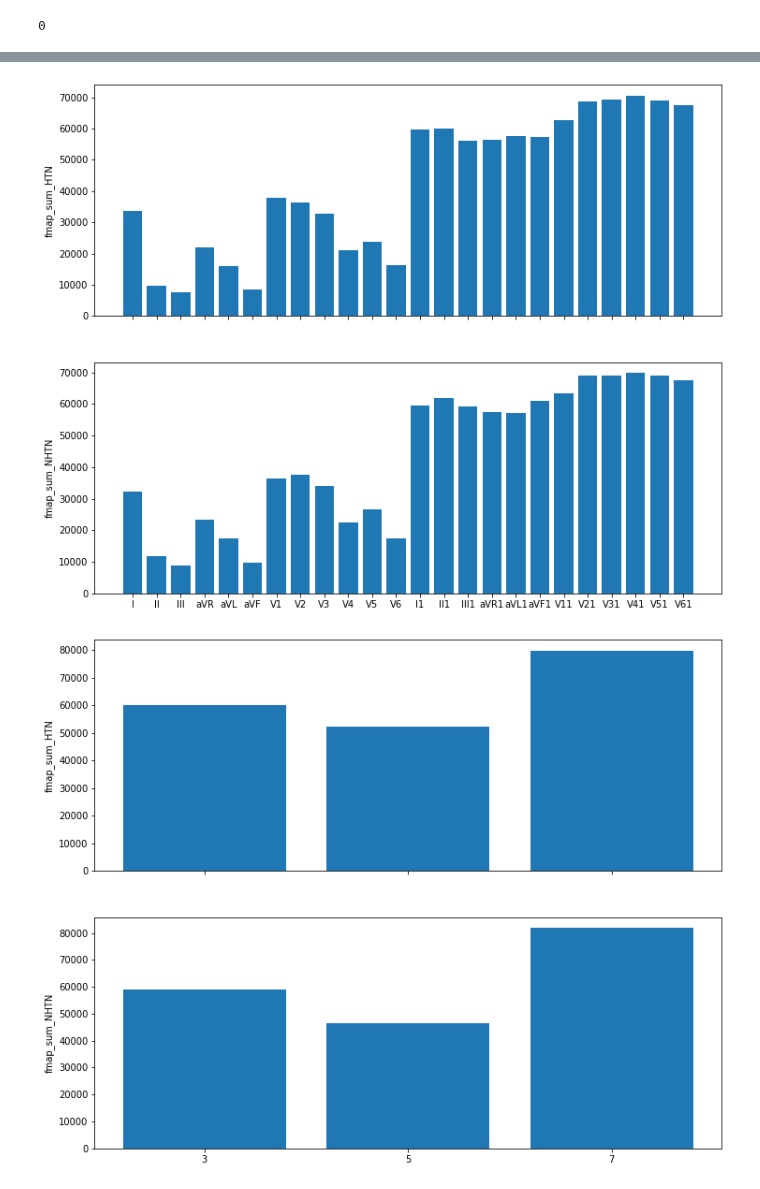
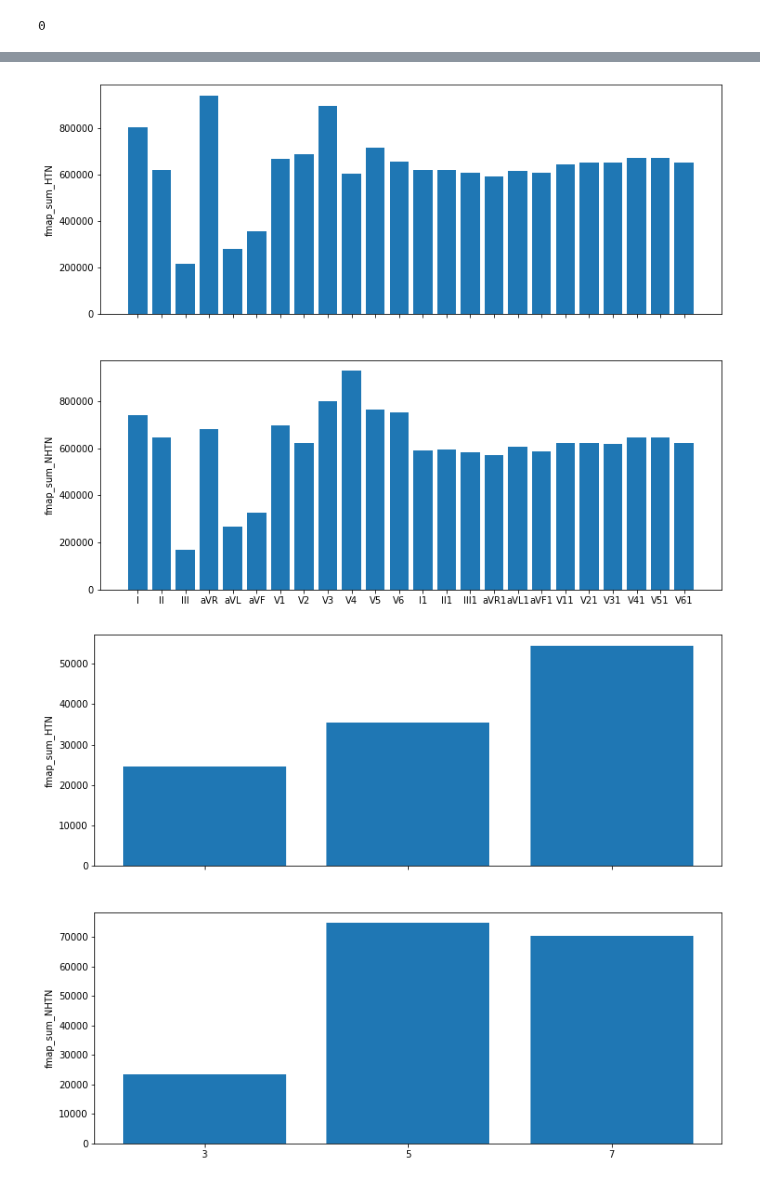
Before and after one commit to LiangBeam9810/Interpretable_HTN, a Jupyter notebook: CAMs.ipynb, the cells around one changed output, grey strips where cells are left out. Drawn from its saved outputs; the diff is of its cells as text; code cells hidden in the pictures.

```diff
--- a/CAMs.ipynb
+++ b/CAMs.ipynb
@@ -43,6 +43,6 @@ cuda:0
 DEVICE = 'cpu'
 # %%
 data = select_dataset.splite_dataset('/workspace/data/Preprocess_HTN/data/',True)
-test_list = data.__get_test_file_list__(True)
-valid_list,train_list,addition_train_list = data.__get_VT_file_list__(0.3,True)
+test_list = data.__get_test_file_list__(True,'外科')
+valid_list,train_list,addition_train_list = data.__get_VT_file_list__(0.3,True,'外科') # type: ignore
 # %% [output]
@@ -70,7 +70,7 @@ npys:{%d} 850
 # %%
-testmodel = (Net.MLBFNet(True,res = True,se = True,Dropout_rate = 0.25)).to(DEVICE)  # type: ignore
+testmodel = (Net.MLBFNet(True,res = True,se = True,Dropout_rate = 0.3)).to(DEVICE)  # type: ignore
 # testmodel = (Models.resnet18(12,64,2)).to(DEVICE)
-testmodel.load_state_dict(torch.load("./model/20221026_144830/parameter_best_test_0.pt"))
+testmodel.load_state_dict(torch.load("./model/20221103_073318/parameter_best_test_0.pt"))
 # %% [output]
 <All keys matched successfully>
 # %%
@@ -126,12 +135,13 @@ fmap_block.__len__()
 # %%
 branch_fmap_sum_HTN = np.zeros(27)
 branch_fmap_sum_NHTN = np.zeros(27)
-for itme in (range(850)):
+for itme in (range(845)):
     # testmodel.layer4.register_forward_hook(farward_hook)	#正向传播
     # testmodel.layer4.register_full_backward_hook(backward_hook)#反向传播
     fmap_block = list()
     grad_block = list()
     inputs,labels = test_Dataset.__getitem__(itme)
+    labels = torch.tensor(labels)
     labels = labels.unsqueeze(0) # 在首位添加1维作为batchsize
     inputs = inputs.unsqueeze(0) # 在首位添加1维作为batchsize
 
@@ -145,7 +155,7 @@ for itme in (range(850)):
     # loss = outputs[0,pred]      # 网络对应于pred的类别的输出即为loss
     # # loss = (testmodel.last_out)[0,pred]
     # loss.backward(retain_graph=True)  #retain_graph=True，目的为是为保留该过程中计算的梯度，后续G网络更新时使用
-    if(((labels.tolist())[0]) == 1):
+    if(((labels.tolist())[0]) == [0,1]):
         for i in range(12):
             branch_fmap_sum_HTN[i]= branch_fmap_sum_HTN[i] + fmap_block[i].to('cpu').sum().detach().numpy()
             # print(fmap_block[i].size())
@@ -194,21 +204,21 @@ ax1.bar(leads, counts)
 ax1.set_ylabel('fmap_sum_NHTN')
 plt.show()
 # %% [output]
-[figure, old version]
+[figure, new version]
 # %%
 fig, (ax0, ax1) = plt.subplots(nrows = 2,ncols = 1,figsize=(12,10) ,sharex=True)  # type: ignore
 
-leads = ['3', '7', '5']
+leads = ['3', '5', '7']
 counts = branch_fmap_sum_HTN[24:].tolist()
 ax0.bar(leads, counts)
 ax0.set_ylabel('fmap_sum_HTN')
 
 counts = branch_fmap_sum_NHTN[24:].tolist()
 ax1.bar(leads, counts)
 ax1.set_ylabel('fmap_sum_NHTN')
 plt.show()
 # %% [output]
-[figure, old version]
+[figure, new version]
 # %%
 fmap = (fmap_block[0][0]).to('cpu').detach().numpy()
 gradmap = (grad_block[0][0]).to('cpu').detach().numpy()
```
Also changed, not shown: parts of 6 cells of this notebook, 24 other files.
